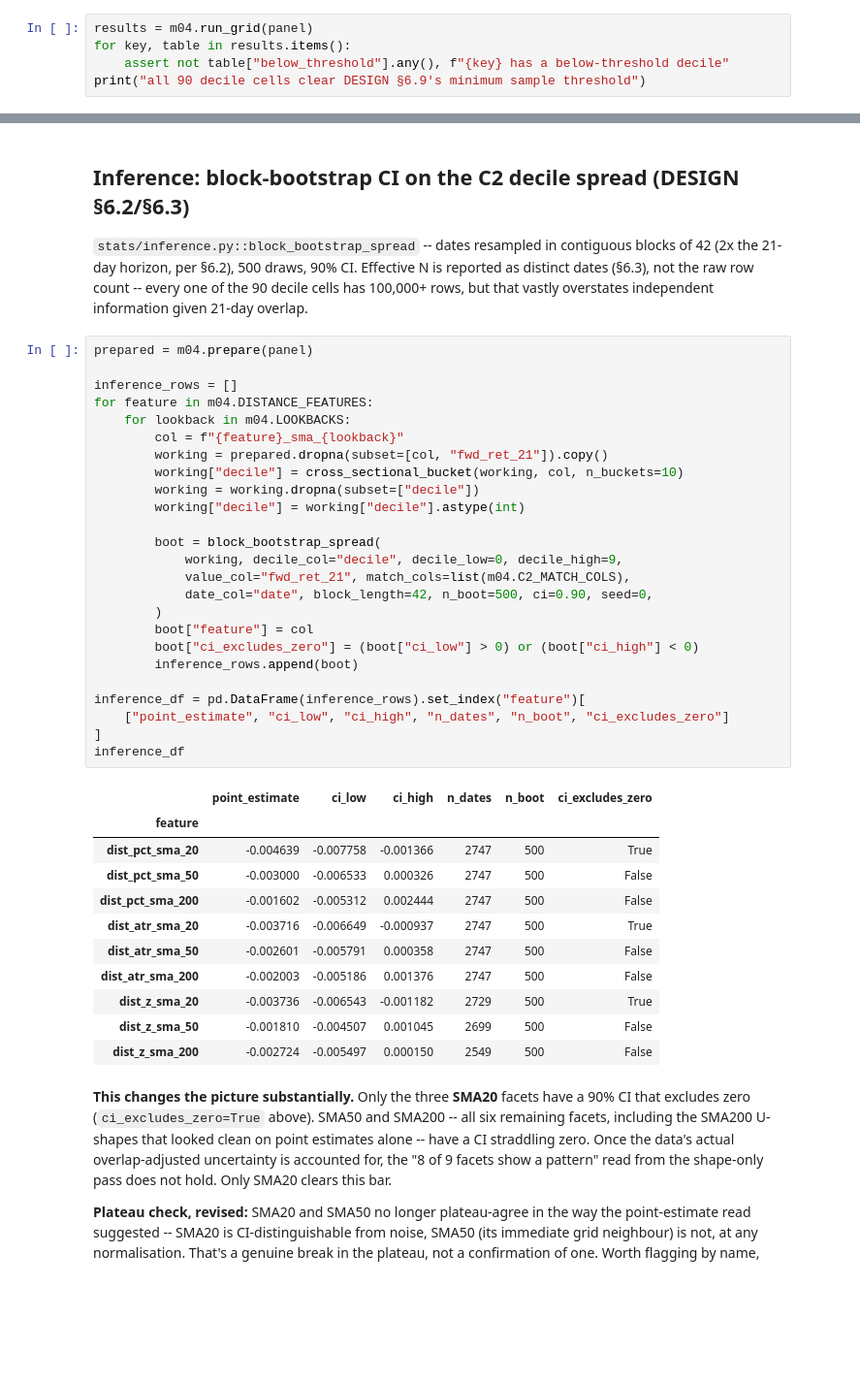
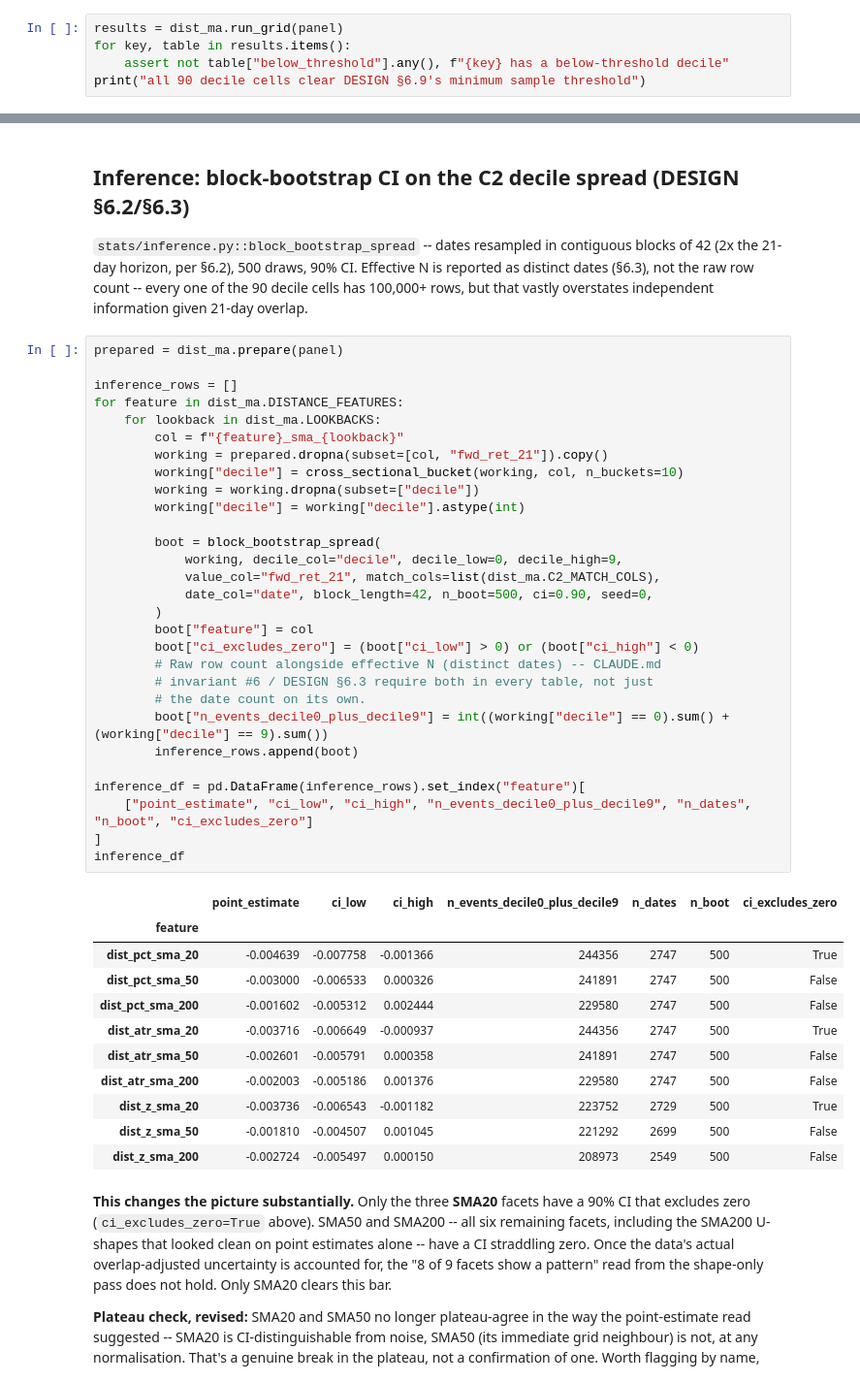
Before and after one commit to omerk1/stocks_analysis, a Jupyter notebook: notebooks/moving_averages_distance_from_ma.ipynb, the cells around one changed output, grey strips where cells are left out. Shown at 97% size. Cells and saved outputs as stored; diff of their text form; blank space fills up the shorter version.

```diff
--- a/notebooks/moving_averages_m04_distance.ipynb
+++ b/notebooks/moving_averages_distance_from_ma.ipynb
@@ -52,7 +52,7 @@ print(f"{len(panel):,} rows, {panel['ticker'].nunique()} tickers, "
 # %% [output]
 1,231,698 rows, 408 tickers, 2010-01-04 to 2021-12-31
 # %%
-results = m04.run_grid(panel)
+results = dist_ma.run_grid(panel)
 for key, table in results.items():
     assert not table["below_threshold"].any(), f"{key} has a below-threshold decile"
 print("all 90 decile cells clear DESIGN §6.9's minimum sample threshold")
@@ -149,42 +149,46 @@ what actually answers that.
 distinct dates (§6.3), not the raw row count -- every one of the 90 decile cells has
 100,000+ rows, but that vastly overstates independent information given 21-day overlap.
 # %%
-prepared = m04.prepare(panel)
+prepared = dist_ma.prepare(panel)
 
 inference_rows = []
-for feature in m04.DISTANCE_FEATURES:
-    for lookback in m04.LOOKBACKS:
+for feature in dist_ma.DISTANCE_FEATURES:
+    for lookback in dist_ma.LOOKBACKS:
         col = f"{feature}_sma_{lookback}"
         working = prepared.dropna(subset=[col, "fwd_ret_21"]).copy()
         working["decile"] = cross_sectional_bucket(working, col, n_buckets=10)
         working = working.dropna(subset=["decile"])
         working["decile"] = working["decile"].astype(int)
 
         boot = block_bootstrap_spread(
             working, decile_col="decile", decile_low=0, decile_high=9,
-            value_col="fwd_ret_21", match_cols=list(m04.C2_MATCH_COLS),
+            value_col="fwd_ret_21", match_cols=list(dist_ma.C2_MATCH_COLS),
             date_col="date", block_length=42, n_boot=500, ci=0.90, seed=0,
         )
         boot["feature"] = col
         boot["ci_excludes_zero"] = (boot["ci_low"] > 0) or (boot["ci_high"] < 0)
+        # Raw row count alongside effective N (distinct dates) -- CLAUDE.md
+        # invariant #6 / DESIGN §6.3 require both in every table, not just
+        # the date count on its own.
+        boot["n_events_decile0_plus_decile9"] = int((working["decile"] == 0).sum() + (working["decile"] == 9).sum())
         inference_rows.append(boot)
 
 inference_df = pd.DataFrame(inference_rows).set_index("feature")[
-    ["point_estimate", "ci_low", "ci_high", "n_dates", "n_boot", "ci_excludes_zero"]
+    ["point_estimate", "ci_low", "ci_high", "n_events_decile0_plus_decile9", "n_dates", "n_boot", "ci_excludes_zero"]
 ]
 inference_df
 # %% [output]
-|  | point_estimate | ci_low | ci_high | n_dates | n_boot | ci_excludes_zero |
-| feature |  |  |  |  |  |  |
-| dist_pct_sma_20 | -0.004639 | -0.007758 | -0.001366 | 2747 | 500 | True |
-| dist_pct_sma_50 | -0.003000 | -0.006533 | 0.000326 | 2747 | 500 | False |
-| dist_pct_sma_200 | -0.001602 | -0.005312 | 0.002444 | 2747 | 500 | False |
-| dist_atr_sma_20 | -0.003716 | -0.006649 | -0.000937 | 2747 | 500 | True |
-| dist_atr_sma_50 | -0.002601 | -0.005791 | 0.000358 | 2747 | 500 | False |
-| dist_atr_sma_200 | -0.002003 | -0.005186 | 0.001376 | 2747 | 500 | False |
-| dist_z_sma_20 | -0.003736 | -0.006543 | -0.001182 | 2729 | 500 | True |
-| dist_z_sma_50 | -0.001810 | -0.004507 | 0.001045 | 2699 | 500 | False |
-| dist_z_sma_200 | -0.002724 | -0.005497 | 0.000150 | 2549 | 500 | False |
+|  | point_estimate | ci_low | ci_high | n_events_decile0_plus_decile9 | n_dates | n_boot | ci_excludes_zero |
+| feature |  |  |  |  |  |  |  |
+| dist_pct_sma_20 | -0.004639 | -0.007758 | -0.001366 | 244356 | 2747 | 500 | True |
+| dist_pct_sma_50 | -0.003000 | -0.006533 | 0.000326 | 241891 | 2747 | 500 | False |
+| dist_pct_sma_200 | -0.001602 | -0.005312 | 0.002444 | 229580 | 2747 | 500 | False |
+| dist_atr_sma_20 | -0.003716 | -0.006649 | -0.000937 | 244356 | 2747 | 500 | True |
+| dist_atr_sma_50 | -0.002601 | -0.005791 | 0.000358 | 241891 | 2747 | 500 | False |
+| dist_atr_sma_200 | -0.002003 | -0.005186 | 0.001376 | 229580 | 2747 | 500 | False |
+| dist_z_sma_20 | -0.003736 | -0.006543 | -0.001182 | 223752 | 2729 | 500 | True |
+| dist_z_sma_50 | -0.001810 | -0.004507 | 0.001045 | 221292 | 2699 | 500 | False |
+| dist_z_sma_200 | -0.002724 | -0.005497 | 0.000150 | 208973 | 2549 | 500 | False |
 # %% [markdown]
 **This changes the picture substantially.** Only the three **SMA20** facets have a
 90% CI that excludes zero (`ci_excludes_zero=True` above). SMA50 and SMA200 -- all six
```
Also changed, not shown: parts of 6 cells of this notebook, 8 other files.
